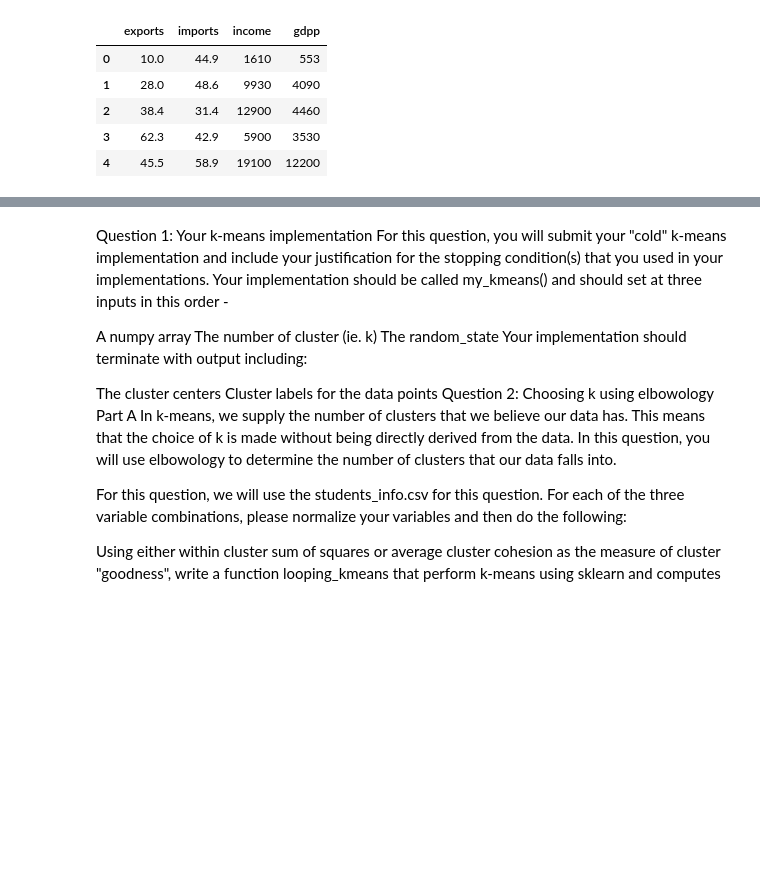
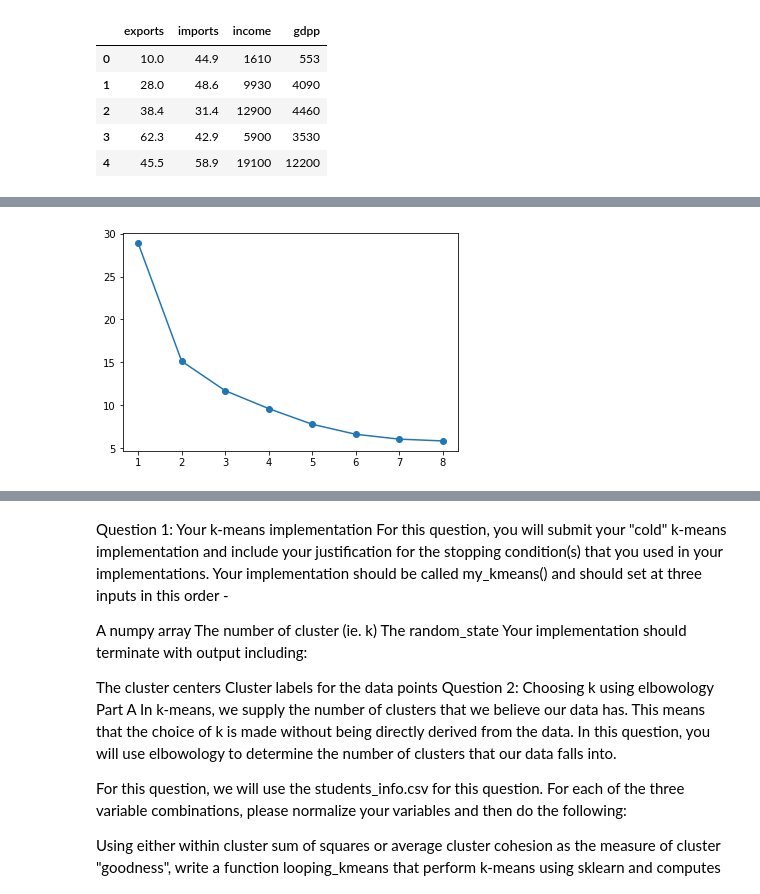
Before and after one commit to sashayeu/machine-learning-portfolio, a Jupyter notebook: Revised Homework/revisedHomework2.ipynb, the cells around one changed output, grey strips where cells are left out. Saved outputs shown, nothing was run; the diff lists cells and outputs as text; code cells hidden in the pictures; blank space fills up the shorter version.

```diff
--- a/Revised Homework/revisedHomework2.ipynb
+++ b/Revised Homework/revisedHomework2.ipynb
@@ -136,9 +125,3 @@ def cold_kmeans(arrayName, k, randomState):
             centers_np[n] = sub.mean(axis=0)
 
     return centers_np, clusters
-# %%
-data_subset_norm
-
-output = cold_kmeans(data_subset_norm, 2, 10)
-
-print(len(output[1]))
@@ -152,0 +128,30 @@ def compute_mse(truth_vec, predict_vec):
+# %%
+# This function repeatedly runs my kmeans algorithm with different values of k to determine which number
+# of clusters is ideal.
+
+def looping_kmeans(arrayName,kList):
+
+    output = []
+
+    for k in kList:
+        within_cluster_sumsqs = 0
+
+        output_of_kmeans = cold_kmeans(arrayName, k, 10)
+
+        centers = output_of_kmeans[0]
+
+        for c in range(0,k):
+            # Extract the cluster's center and associated points:
+            cluster_center = [centers[c,:]]
+            cluster_points = arrayName[np.where(output_of_kmeans[1] == c)]
+
+            # Compute the following for each cluster:
+            cluster_spread = distance.cdist(cluster_points, cluster_center, 'euclidean')
+            cluster_total = np.sum(cluster_spread)
+
+            # Add this cluster's within sum of squares to within_cluster_sumsqs
+            within_cluster_sumsqs = within_cluster_sumsqs + cluster_total
+
+        output.append(within_cluster_sumsqs)
+
+    return output
@@ -152,0 +164,9 @@ def compute_mse(truth_vec, predict_vec):
+# %%
+# Determining ideal number of clusters for income vs GDP per capita
+
+income_vs_gdpp_cluster_number = looping_kmeans(income_vs_gdpp,[1,2,3,4,5,6,7,8])
+
+plt.plot(range(1,9),income_vs_gdpp_cluster_number,marker='o')
+plt.show()
+# %% [output]
+[figure, added]
```
Also changed, not shown: parts of 23 cells of this notebook.
